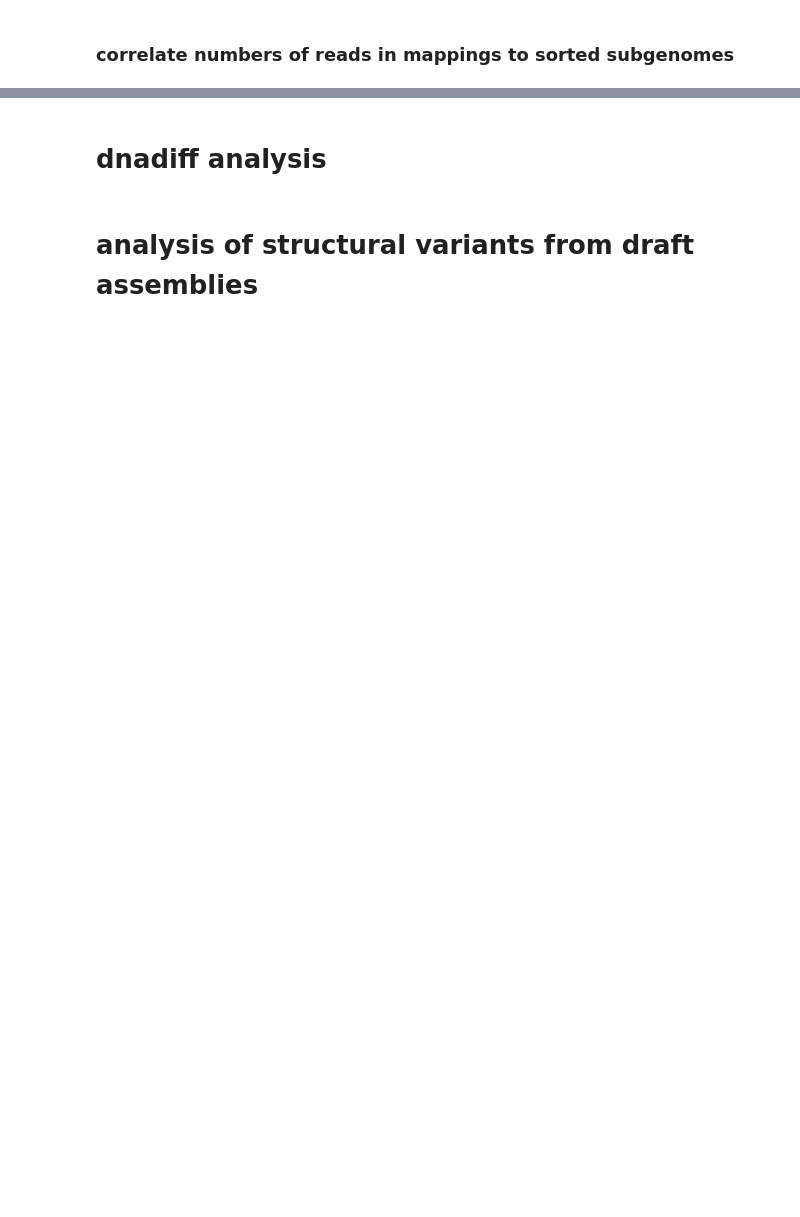
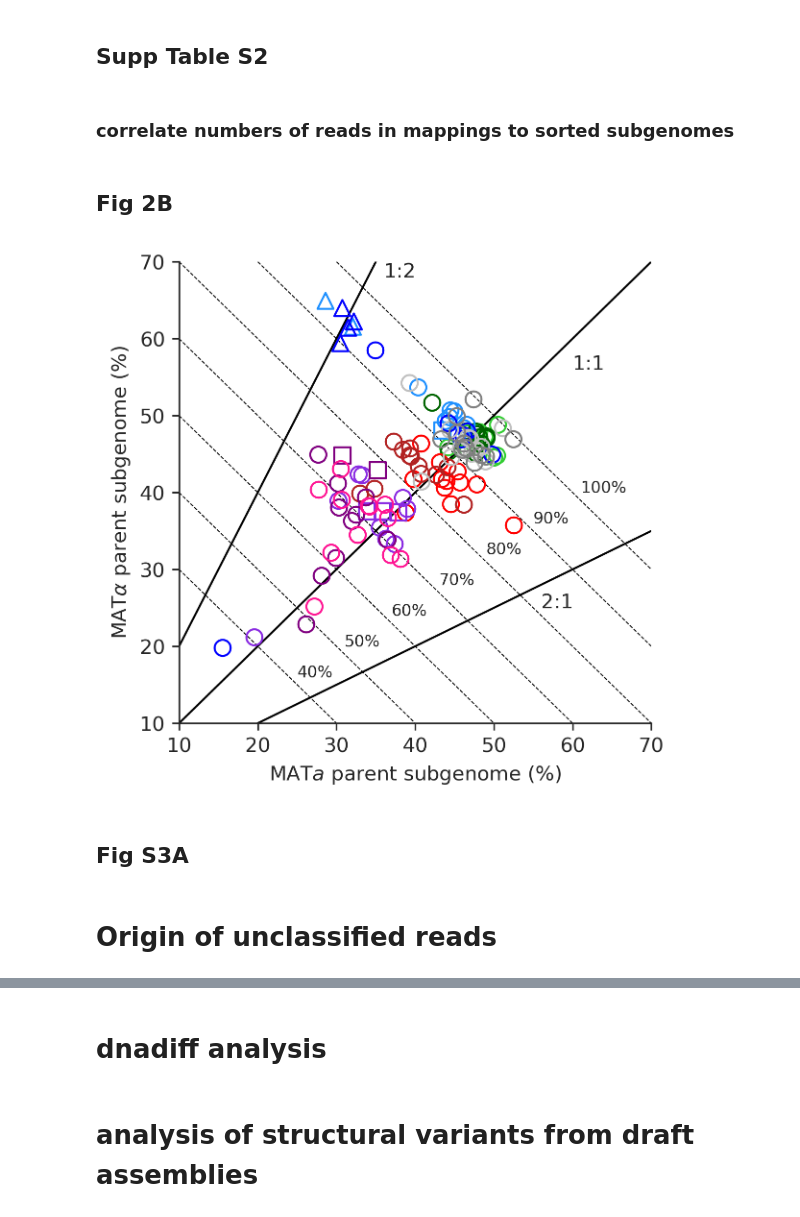
Before and after one commit to mhenault1/lrma, a Jupyter notebook: script/sort_reads.ipynb, the cells around one changed output, grey strips where cells are left out. Cells and saved outputs as stored; diff of their text form; code cells hidden in the pictures; blank space fills up the shorter version.

```diff
--- a/script/sort_reads.ipynb
+++ b/script/sort_reads.ipynb
@@ -63,0 +365,2 @@ ns_subg['cross'] = ns_subg['cross'].replace(cross_alias)
+# %% [markdown]
+## Supp Table S2
@@ -213,11 +518,3 @@ with ProgressBar(max_value=ns_subg.shape[0]) as bar:
 # %%
 with open('/mnt/HDD3/lrma/sort/rl.pkl', 'rb') as handle:
     read_lengths = pkl.load(handle)
-# %%
-#parse read counts from sorted subgenomes
-for s in ns_subg.index:
-    ns_subg.loc[s, 'bases_subg'] = read_lengths[s].sum()
-    ns_subg.loc[s, 'n_reads_subg'] = read_lengths[s].shape[0]
-for s, df in ns_subg.groupby('strain'):
-    ns_subg.loc[df.index, 'n_reads_map'] = map_sort_stats[s]['reads mapped:']
-    ns_subg.loc[df.index, 'bases_map'] = map_sort_stats[s]['bases mapped (cigar):']
@@ -260,0 +525,61 @@ plt.close()
+# %%
+# parse read counts from whole librarties
+for s, df in ns_subg.groupby('strain'):
+    stats = pd.read_csv(f'/mnt/HDD3/lrma/seqkit_stats/{s}.stats', engine='python', sep=' +', header=0)
+    stats['sum_len'] = stats['sum_len'].apply(lambda x: np.float32(x.replace(',','')))
+    ns_subg.loc[df.index, 'bases_tot'] = stats['sum_len'].sum()
+# %% [markdown]
+## Fig 2B
+# %%
+ns_subg_pivot = ns_subg.loc[ns_subg['identity_filter']==True].sort_values(by='bases_subg').copy()
+ns_subg_pivot['bases_ratio'] = ns_subg_pivot['bases_subg']/ns_subg_pivot['bases_tot']*100
+ns_subg_pivot = ns_subg_pivot.pivot_table(index=['strain','ploidy','cross'], columns='mat', values='bases_ratio')
+ns_subg_pivot['classified'] = ns_subg_pivot['a']+ns_subg_pivot['alpha']
+# %%
+fig, ax = plt.subplots(figsize=[5,4],
+                       gridspec_kw={'right':0.78, 'top':0.95, 'bottom':0.15})
+ploidy_symbol = {2:'o', 3:'^', 4:"s"}
+
+
+for (cross, ploidy), df in ns_subg_pivot.groupby(['cross','ploidy']):
+    c = cross_color[cross]
+    m = ploidy_symbol[ploidy]
+
+    ax.scatter(df['a'], df['alpha'], c='#0f0f0f00', edgecolor=c, marker=m, s=64)
+
+xlim = np.array([10, 70])
+ax.plot(xlim, xlim, lw=1, c='k', zorder=-1)
+ax.text(60, 56, '1:1')
+ax.plot(xlim, xlim*2, lw=1, c='k', zorder=-1)
+ax.text(36, 68, '1:2')
+ax.plot(xlim, xlim/2, lw=1, c='k', zorder=-1)
+ax.text(56, 25, '2:1')
+
+for x in np.linspace(40, 100, 7):
+    ax.plot(xlim, -xlim+x, c='k', lw=0.5, ls='--', zorder=-1)
+    ax.text(3*x/5+1, 2*x/5, f'{x:.0f}%', size=8)
+
+ax.set_xlim(xlim)
+ax.set_ylim(15, 70)
+ax.set_ylim(xlim)
+
+ax.set_xlabel(f'MAT{mat_alias["a"]} parent subgenome (%)')
+ax.set_ylabel(f'MAT{mat_alias["alpha"]} parent subgenome (%)')
+
+# legends
+legend_elms1 = [Line2D([0], [0], color=cross_color[cross], lw=2, label=cross) for cross in cross_order]
+legend1 = plt.legend(handles=legend_elms1, loc='upper left', bbox_to_anchor=[1.04, 1], handlelength=1.5)
+ax.add_artist(legend1)
+
+legend_elms2 = [Line2D([0], [0], color='w', marker=s, mec='k', mfc='#0f0f0f00', ms=8, label=f'{p}n') for p,s in ploidy_symbol.items()]
+legend2 = plt.legend(handles=legend_elms2, loc='upper left', bbox_to_anchor=[1.04, 0.25])
+ax.add_artist(legend2)
+
+sns.despine()
+plt.savefig(f'{fig_path}Fig2B.svg', dpi=300)
+#plt.show()
+plt.close()
+# %% [output]
+[figure, added]
+# %% [markdown]
+## Fig S3A
@@ -260,0 +607,2 @@ plt.close()
+# %% [markdown]
+# Origin of unclassified reads
```
Also changed, not shown: parts of 46 cells of this notebook, 5 other files.
